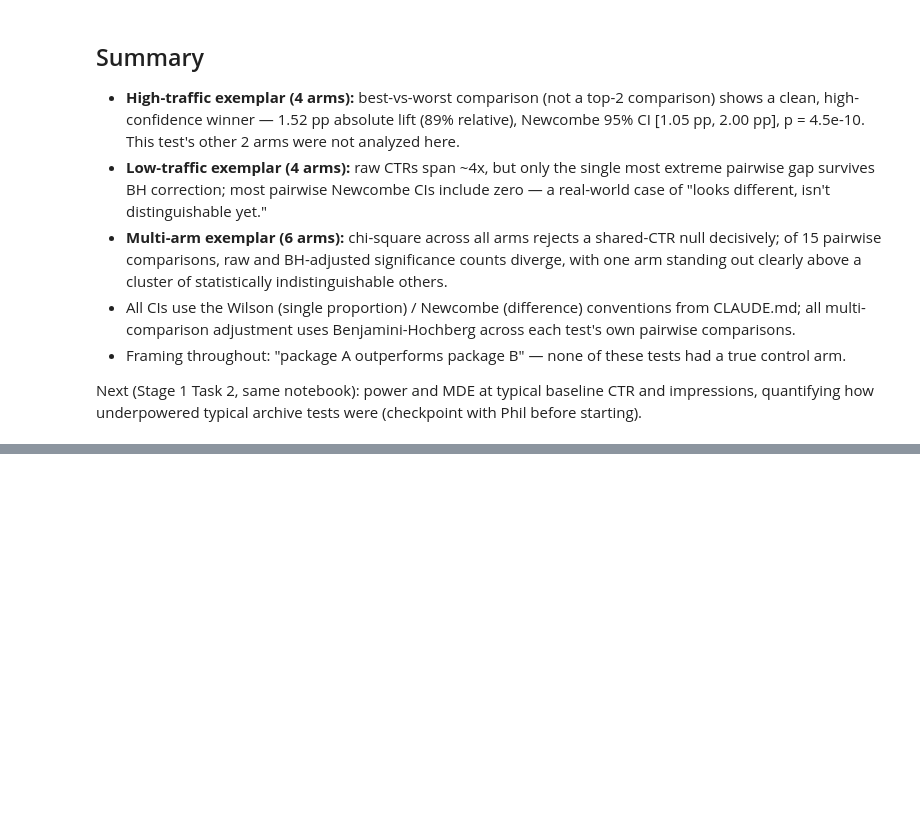
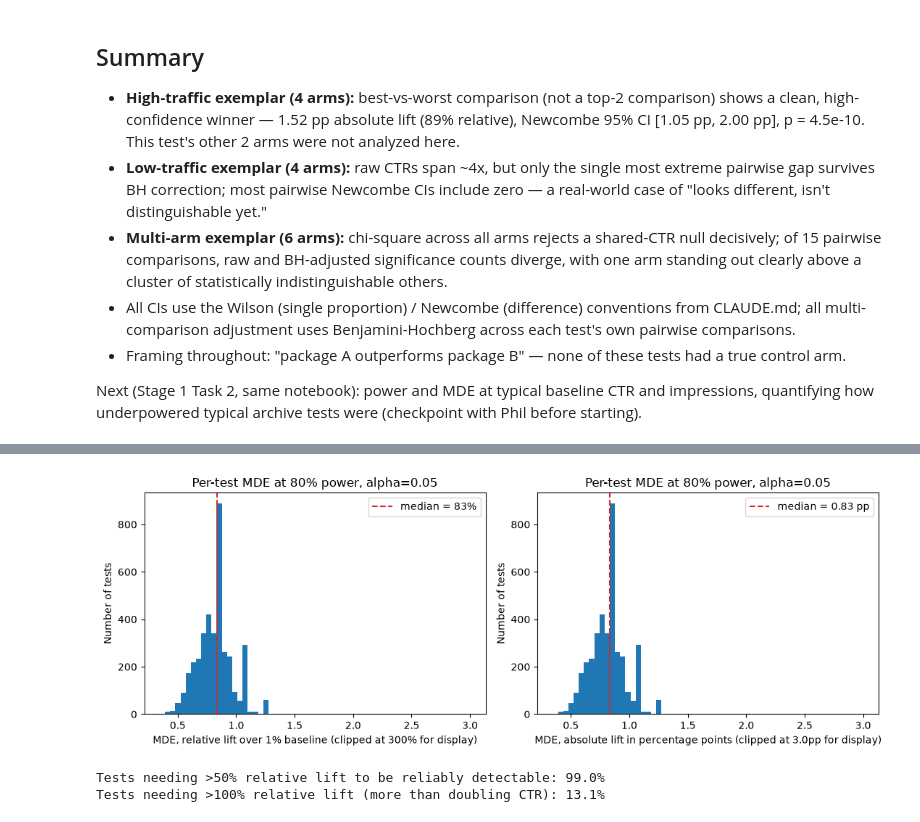
Before and after one commit to pmacias/clickworthy, a Jupyter notebook: notebooks/02_classical_ab.ipynb, the cells around one changed output, grey strips where cells are left out. Cells and saved outputs as stored; diff of their text form; code cells hidden in the pictures; blank space fills up the shorter version.

```diff
--- a/notebooks/02_classical_ab.ipynb
+++ b/notebooks/02_classical_ab.ipynb
@@ -290,0 +334,16 @@ Next (Stage 1 Task 2, same notebook): power and MDE at typical baseline CTR and
+# %%
+BASELINE_CTR = 0.01
+POWER = 0.80
+
+mde = test_impressions.copy()
+mde_vals = mde["median_impressions"].apply(
+    lambda n: cl.mde_for_n(n, baseline_p=BASELINE_CTR, alpha=ALPHA, power=POWER)
+)
+mde["mde_abs"], mde["mde_rel"] = zip(*mde_vals)
+
+print(f"alpha = {ALPHA}, power = {POWER}, baseline CTR = {BASELINE_CTR:.1%}\n")
+print("MDE (relative lift over baseline) needed for 80% power, by test:")
+print(mde["mde_rel"].describe())
+print()
+print("MDE (absolute, percentage points):")
+print((mde["mde_abs"] * 100).describe())
@@ -290,0 +368,30 @@ Next (Stage 1 Task 2, same notebook): power and MDE at typical baseline CTR and
+# %%
+fig, axes = plt.subplots(1, 2, figsize=(11, 4))
+
+axes[0].hist(mde["mde_rel"].clip(upper=3), bins=60)
+axes[0].axvline(mde["mde_rel"].median(), color="tab:red", linestyle="--",
+                 label=f"median = {mde['mde_rel'].median():.0%}")
+axes[0].set_xlabel("MDE, relative lift over 1% baseline (clipped at 300% for display)")
+axes[0].set_ylabel("Number of tests")
+axes[0].set_title("Per-test MDE at 80% power, alpha=0.05")
+axes[0].legend()
+
+axes[1].hist(mde["mde_abs"].clip(upper=0.03) * 100, bins=60)
+axes[1].axvline(mde["mde_abs"].median() * 100, color="tab:red", linestyle="--",
+                 label=f"median = {mde['mde_abs'].median()*100:.2f} pp")
+axes[1].set_xlabel("MDE, absolute lift in percentage points (clipped at 3.0pp for display)")
+axes[1].set_ylabel("Number of tests")
+axes[1].set_title("Per-test MDE at 80% power, alpha=0.05")
+axes[1].legend()
+
+fig.tight_layout()
+plt.show()
+
+n_over_50pct = (mde["mde_rel"] > 0.50).mean()
+n_over_100pct = (mde["mde_rel"] > 1.00).mean()
+print(f"Tests needing >50% relative lift to be reliably detectable: {n_over_50pct:.1%}")
+print(f"Tests needing >100% relative lift (more than doubling CTR): {n_over_100pct:.1%}")
+# %% [output]
+[figure, added]
+Tests needing >50% relative lift to be reliably detectable: 99.0%
+Tests needing >100% relative lift (more than doubling CTR): 13.1%
```
Also changed, not shown: parts of 19 cells of this notebook, 4 other files.
